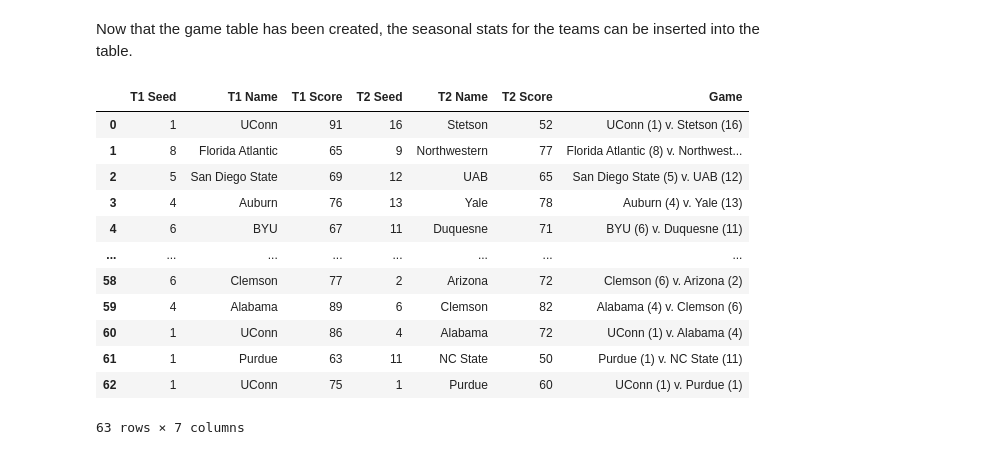
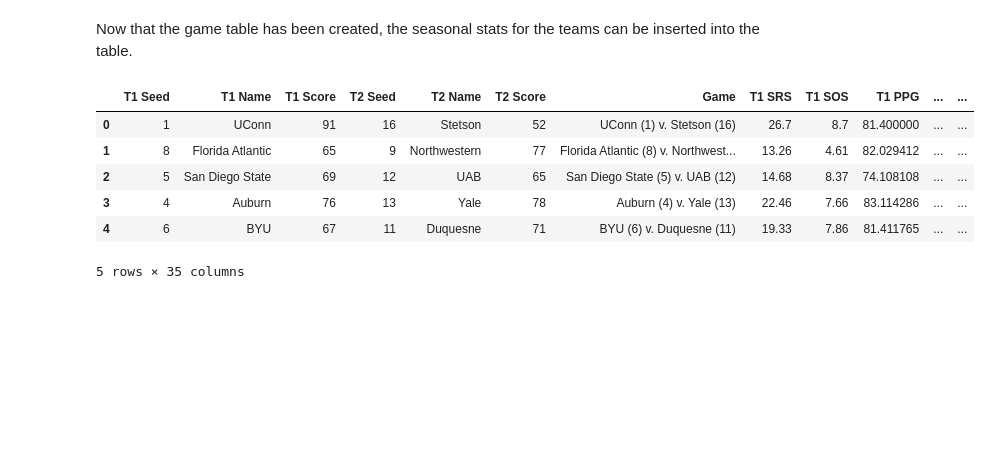
Before and after one commit to BARATZL/march-madness-supML, a Jupyter notebook: NCAAMB_ML.ipynb, the cells around one changed output. Saved outputs shown, nothing was run; the diff lists cells and outputs as text; code cells hidden in the pictures; blank space fills up the shorter version.

```diff
--- a/NCAAMB_ML.ipynb
+++ b/NCAAMB_ML.ipynb
@@ -180,3 +147,12 @@ ncaa2324.rename(columns={'Tm.':'PPG',
 ncaa2324.drop(columns=['G','W-L%'],inplace=True)
 # %% [markdown]
 Now I've eliminated most of the obvious indicators of postseason success that would not be available if we try to practically apply a model next year. Next, to create game data, and stitch these seasonal statistics onto the table with game data. I plan to pull game data again from Sports Reference.
+# %%
+# first, making sure school names are uniform with the second table. This way, there's a seamless merge.
+ncaa2324['School'] = ncaa2324['School'].str.strip().str.replace('NCAA$', '', regex=True)
+ncaa2324['School'] = ncaa2324['School'].str.strip().str.replace('Brigham Young$', 'BYU', regex=True)
+ncaa2324['School'] = ncaa2324['School'].str.strip().str.replace('Connecticut$', 'UConn', regex=True)
+ncaa2324['School'] = ncaa2324['School'].str.strip().str.replace('North Carolina$', 'UNC', regex=True)
+ncaa2324['School'] = ncaa2324['School'].str.strip().str.replace("Saint Mary's (CA)", "Saint Mary's", regex=False)
+ncaa2324['School'] = ncaa2324['School'].str.strip().str.replace("Saint Peter's", "St. Peter's", regex=False)
+print(ncaa2324['School'].unique())
@@ -231,22 +220,47 @@ mm2324
 63 rows × 7 columns
 # %% [markdown]
 Now that the game table has been created, the seasonal stats for the teams can be inserted into the table.
-# %%
-ncaa2324['School'] = ncaa2324['School'].str.strip()
-mm2324['T1 Name'] = mm2324['T1 Name'].str.strip()
-mm2324['T2 Name'] = mm2324['T2 Name'].str.strip()
-pd.merge(mm2324, ncaa2324,left_on='T1 Name',right_on='School',how='left')
-# %% [output]
-|  | T1 Seed | T1 Name | T1 Score | T2 Seed | T2 Name | T2 Score | Game |
-| 0 | 1 | UConn | 91 | 16 | Stetson | 52 | UConn (1) v. Stetson (16) |
-| 1 | 8 | Florida Atlantic | 65 | 9 | Northwestern | 77 | Florida Atlantic (8) v. Northwest... |
-| 2 | 5 | San Diego State | 69 | 12 | UAB | 65 | San Diego State (5) v. UAB (12) |
-| 3 | 4 | Auburn | 76 | 13 | Yale | 78 | Auburn (4) v. Yale (13) |
-| 4 | 6 | BYU | 67 | 11 | Duquesne | 71 | BYU (6) v. Duquesne (11) |
-| ... | ... | ... | ... | ... | ... | ... | ... |
-| 58 | 6 | Clemson | 77 | 2 | Arizona | 72 | Clemson (6) v. Arizona (2) |
-| 59 | 4 | Alabama | 89 | 6 | Clemson | 82 | Alabama (4) v. Clemson (6) |
-| 60 | 1 | UConn | 86 | 4 | Alabama | 72 | UConn (1) v. Alabama (4) |
-| 61 | 1 | Purdue | 63 | 11 | NC State | 50 | Purdue (1) v. NC State (11) |
-| 62 | 1 | UConn | 75 | 1 | Purdue | 60 | UConn (1) v. Purdue (1) |
-63 rows × 7 columns
+# %%
+ncaa2324['School'] = ncaa2324['School'].str.strip()
+mm2324['T1 Name'] = mm2324['T1 Name'].str.strip()
+mm2324['T2 Name'] = mm2324['T2 Name'].str.strip()
+comb2324 = pd.merge(mm2324, ncaa2324,left_on='T1 Name',right_on='School',how='left')
+comb2324.rename(columns={'SRS':'T1 SRS',
+                         'SOS':'T1 SOS',
+                         'PPG':'T1 PPG',
+                         'PAPG':'T1 PAPG',
+                         'ORBPG':'T1 ORBPG',
+                         'TRBPG':'T1 TRBPG',
+                         'ASTPG':'T1 ASTPG',
+                         'FG%':'T1 FG%',
+                         '3P%':'T1 3P%',
+                         'FT%':'T1 FT%',
+                         'STLPG':'T1 STLPG',
+                         'BLKPG':'T1 BLKPG',
+                         'TOVPG':'T1 TOVPG',
+                         'PFPG':'T1 PFPG'},inplace=True)
+comb2324 = pd.merge(comb2324, ncaa2324, left_on='T2 Name',right_on='School',how='left')
+comb2324.rename(columns={'SRS':'T2 SRS',
+                         'SOS':'T2 SOS',
+                         'PPG':'T2 PPG',
+                         'PAPG':'T2 PAPG',
+                         'ORBPG':'T2 ORBPG',
+                         'TRBPG':'T2 TRBPG',
+                         'ASTPG':'T2 ASTPG',
+                         'FG%':'T2 FG%',
+                         '3P%':'T2 3P%',
+                         'FT%':'T2 FT%',
+                         'STLPG':'T2 STLPG',
+                         'BLKPG':'T2 BLKPG',
+                         'TOVPG':'T2 TOVPG',
+                         'PFPG':'T2 PFPG'}, inplace=True)
+comb2324 = comb2324.drop(columns=['School_x','School_y'])
+comb2324.head(5)
+# %% [output]
+|  | T1 Seed | T1 Name | T1 Score | T2 Seed | T2 Name | T2 Score | Game | T1 SRS | T1 SOS | T1 PPG | ... | ... |
+| 0 | 1 | UConn | 91 | 16 | Stetson | 52 | UConn (1) v. Stetson (16) | 26.7 | 8.7 | 81.400000 | ... | ... |
+| 1 | 8 | Florida Atlantic | 65 | 9 | Northwestern | 77 | Florida Atlantic (8) v. Northwest... | 13.26 | 4.61 | 82.029412 | ... | ... |
+| 2 | 5 | San Diego State | 69 | 12 | UAB | 65 | San Diego State (5) v. UAB (12) | 14.68 | 8.37 | 74.108108 | ... | ... |
+| 3 | 4 | Auburn | 76 | 13 | Yale | 78 | Auburn (4) v. Yale (13) | 22.46 | 7.66 | 83.114286 | ... | ... |
+| 4 | 6 | BYU | 67 | 11 | Duquesne | 71 | BYU (6) v. Duquesne (11) | 19.33 | 7.86 | 81.411765 | ... | ... |
+5 rows × 35 columns
```
Also changed, not shown: parts of 17 cells of this notebook.
